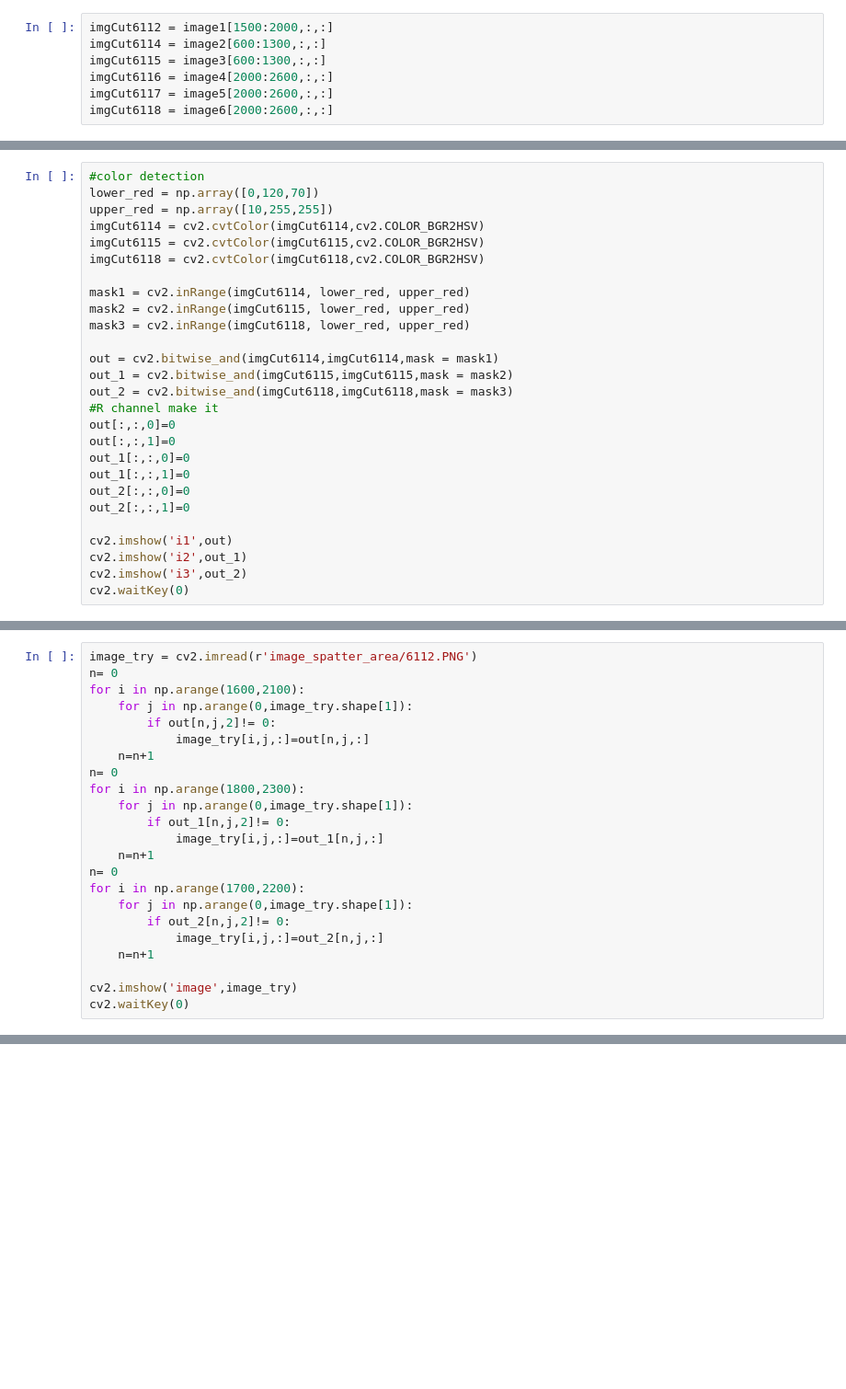
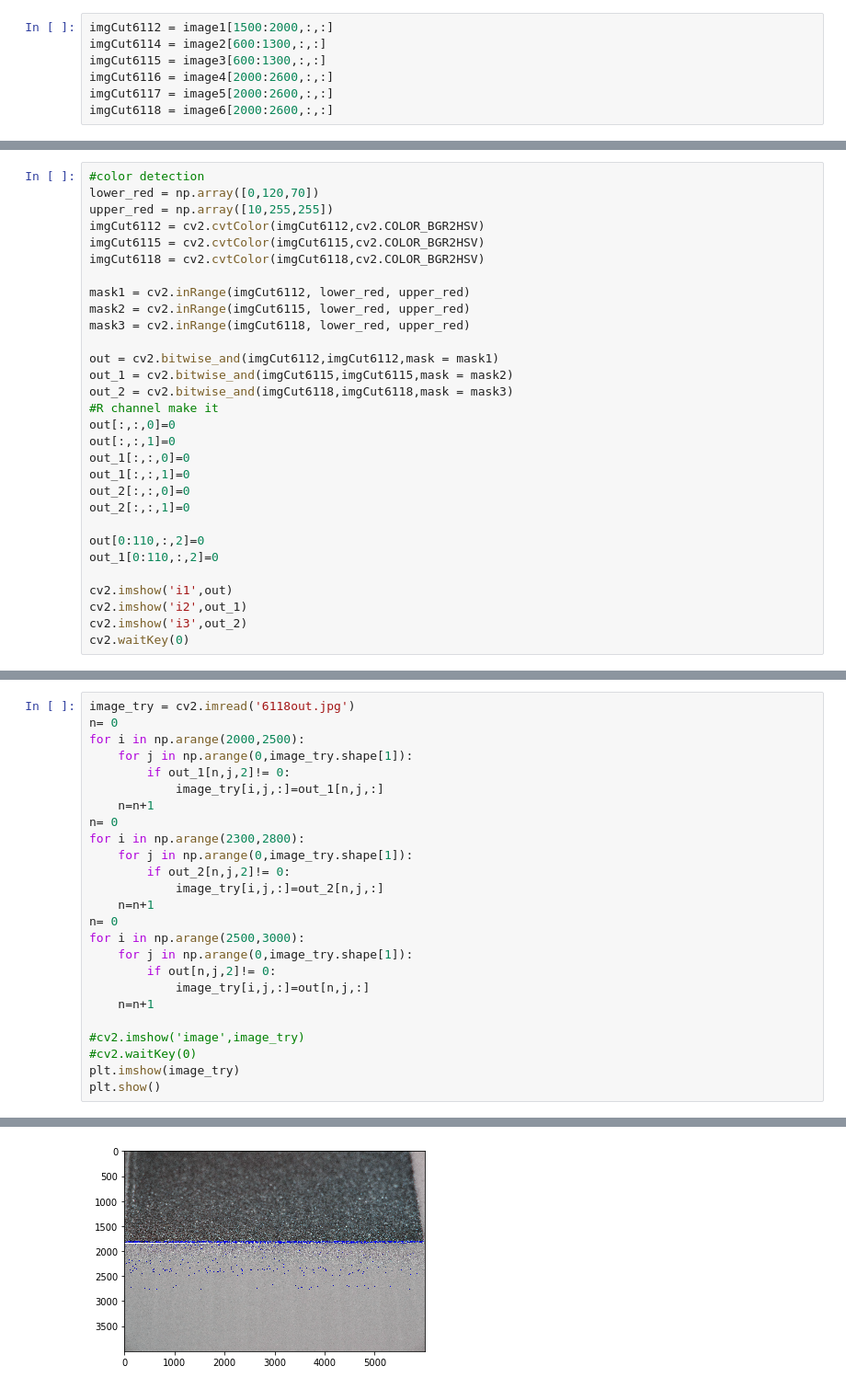
Before and after one commit to castrolin/image_proces, a Jupyter notebook: Combine_Figure.ipynb, the cells around one changed output, grey strips where cells are left out. Shown at 92% size. Drawn from its saved outputs; the diff is of its cells as text; blank space fills up the shorter version.

```diff
--- a/Combine_Figure.ipynb
+++ b/Combine_Figure.ipynb
@@ -132,15 +40,15 @@ cv2.waitKey(0)
 #color detection
 lower_red = np.array([0,120,70])
 upper_red = np.array([10,255,255])
-imgCut6114 = cv2.cvtColor(imgCut6114,cv2.COLOR_BGR2HSV)
+imgCut6112 = cv2.cvtColor(imgCut6112,cv2.COLOR_BGR2HSV)
 imgCut6115 = cv2.cvtColor(imgCut6115,cv2.COLOR_BGR2HSV)
 imgCut6118 = cv2.cvtColor(imgCut6118,cv2.COLOR_BGR2HSV)
 
-mask1 = cv2.inRange(imgCut6114, lower_red, upper_red)
+mask1 = cv2.inRange(imgCut6112, lower_red, upper_red)
 mask2 = cv2.inRange(imgCut6115, lower_red, upper_red)
 mask3 = cv2.inRange(imgCut6118, lower_red, upper_red)
 
-out = cv2.bitwise_and(imgCut6114,imgCut6114,mask = mask1)
+out = cv2.bitwise_and(imgCut6112,imgCut6112,mask = mask1)
 out_1 = cv2.bitwise_and(imgCut6115,imgCut6115,mask = mask2)
 out_2 = cv2.bitwise_and(imgCut6118,imgCut6118,mask = mask3)
 #R channel make it
@@ -151,6 +59,9 @@ out_1[:,:,1]=0
 out_2[:,:,0]=0
 out_2[:,:,1]=0
 
+out[0:110,:,2]=0
+out_1[0:110,:,2]=0
+
 cv2.imshow('i1',out)
 cv2.imshow('i2',out_1)
 cv2.imshow('i3',out_2)
@@ -165,24 +71,26 @@ cv2.waitKey(0)
 # %%
-image_try = cv2.imread(r'image_spatter_area/6112.PNG')
+image_try = cv2.imread('6118out.jpg')
 n= 0
-for i in np.arange(1600,2100):
-    for j in np.arange(0,image_try.shape[1]):
-        if out[n,j,2]!= 0:
-            image_try[i,j,:]=out[n,j,:]
-    n=n+1
-n= 0
-for i in np.arange(1800,2300):
+for i in np.arange(2000,2500):
     for j in np.arange(0,image_try.shape[1]):
         if out_1[n,j,2]!= 0:
             image_try[i,j,:]=out_1[n,j,:]
     n=n+1
 n= 0
-for i in np.arange(1700,2200):
+for i in np.arange(2300,2800):
     for j in np.arange(0,image_try.shape[1]):
         if out_2[n,j,2]!= 0:
             image_try[i,j,:]=out_2[n,j,:]
     n=n+1
+n= 0
+for i in np.arange(2500,3000):
+    for j in np.arange(0,image_try.shape[1]):
+        if out[n,j,2]!= 0:
+            image_try[i,j,:]=out[n,j,:]
+    n=n+1
 
-cv2.imshow('image',image_try)
-cv2.waitKey(0)
+#cv2.imshow('image',image_try)
+#cv2.waitKey(0)
+plt.imshow(image_try)
+plt.show()
 # %% [output]
@@ -189,0 +97 @@ cv2.waitKey(0)
+[figure, added]
```
Also changed, not shown: parts of 11 cells of this notebook.
